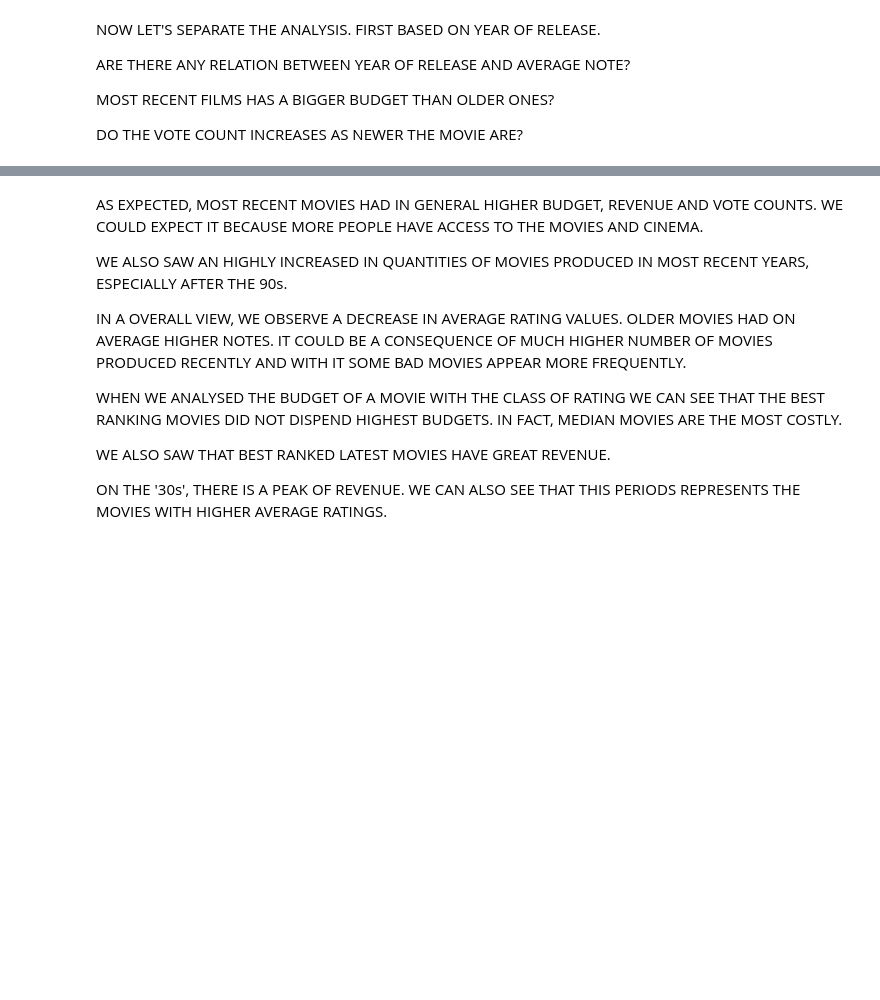
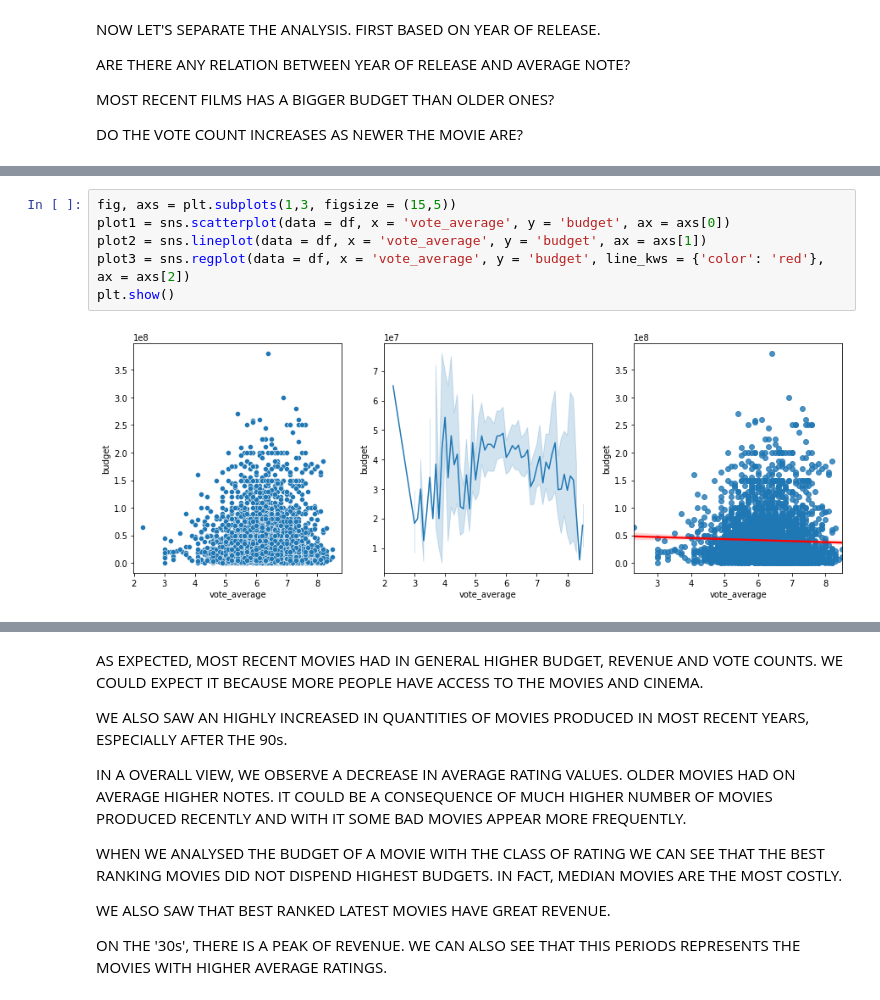
Before and after one commit to ribaslej/IntegratingPythontoMySQL, a Jupyter notebook: ANALYSIS/SINGLE TABLE ANALYSIS.ipynb, the cells around one changed output, grey strips where cells are left out. Cells and saved outputs as stored; diff of their text form; blank space fills up the shorter version.

```diff
--- a/ANALYSIS/SINGLE TABLE ANALYSIS.ipynb
+++ b/ANALYSIS/SINGLE TABLE ANALYSIS.ipynb
@@ -194,0 +341,8 @@ ax = sns.relplot(x = 'vote_average', y = 'budget', hue = 'decade', data = df)
+# %%
+fig, axs = plt.subplots(1,3, figsize = (15,5))
+plot1 = sns.scatterplot(data = df, x = 'vote_average', y = 'budget', ax = axs[0])
+plot2 = sns.lineplot(data = df, x = 'vote_average', y = 'budget', ax = axs[1])
+plot3 = sns.regplot(data = df, x = 'vote_average', y = 'budget', line_kws = {'color': 'red'}, ax = axs[2])
+plt.show()
+# %% [output]
+[figure, added]
```
Also changed, not shown: parts of 44 cells of this notebook, 1 other file.
